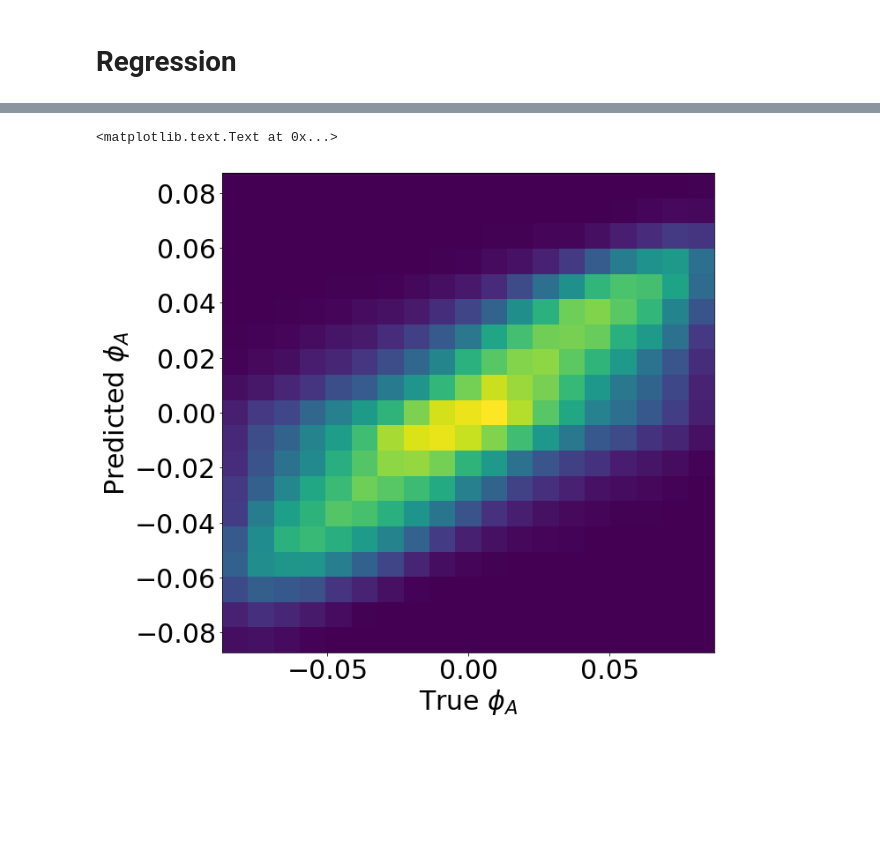
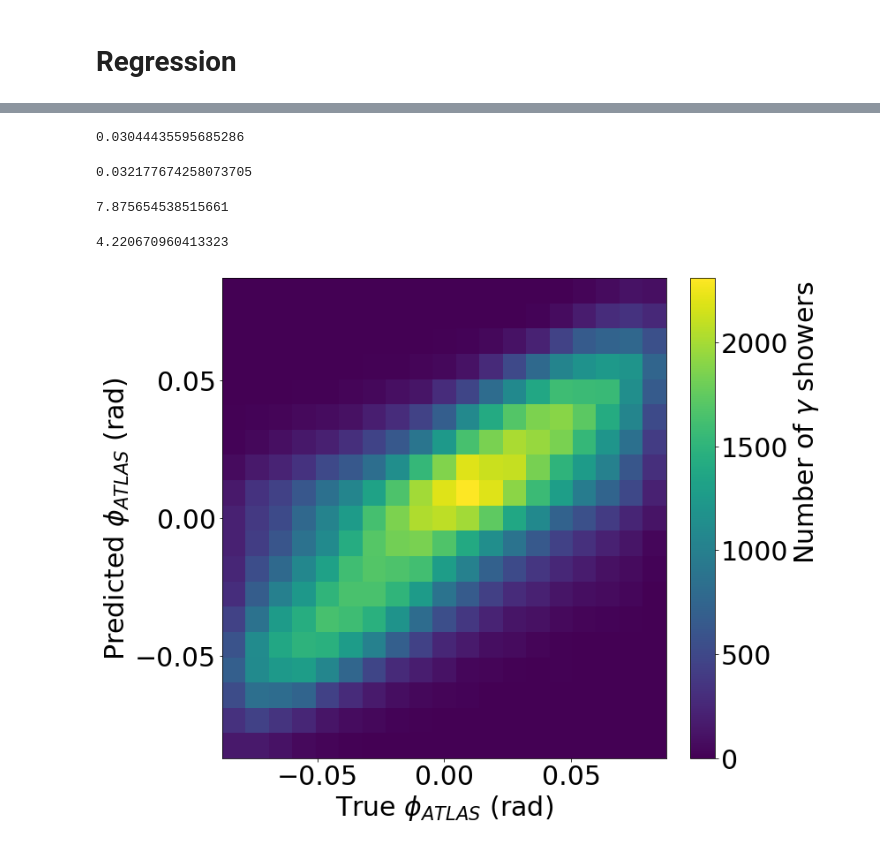
Before and after one commit to hep-lbdl/CaloGAN, a Jupyter notebook: classification/calo-classfier.ipynb, the cells around one changed output, grey strips where cells are left out. Cells and saved outputs as stored; diff of their text form; code cells hidden in the pictures; blank space fills up the shorter version.

```diff
--- a/classification/calo-classfier.ipynb
+++ b/classification/calo-classfier.ipynb
@@ -975,0 +1457,2 @@ d = h5py.File('../../fast/gamma_angle_position_5deg_xy.h5', 'r')
+# %%
+matplotlib.rcParams.update({'font.size':30})
@@ -1000,7 +1571,7 @@ try:
                 axis=-1),
               callbacks=[
                   EarlyStopping(verbose=True, patience=20, monitor='val_loss'),
-                  ModelCheckpoint('regr4-chkpt.h5',
+                  ModelCheckpoint('regr4_2-chkpt.h5',
                     monitor='val_loss', verbose=True, save_best_only=True)
               ],
               verbose=False, validation_split=0.3, batch_size=128, epochs=100)
@@ -1027,5 +1598,5 @@ Epoch 00088: early stopping
 # %%
-model.load_weights('regr4-chkpt.h5')
+model.load_weights('regr4_2-chkpt.h5')
 # %%
 phihat = model.predict(test_data / 75000)
 # %%
@@ -1033,3 +1604,6 @@ phihat[:, 0] *= abs(phi_A[:n_train]).max()
 phihat[:, 1] *= abs(theta_A[:n_train]).max()
 phihat[:, 2] *= abs(d['x0'][:n_train]).max()
 phihat[:, 3] *= abs(d['x0'][:n_train]).max()
+# %%
+matplotlib.rcParams.update({'font.size' : 30})
+matplotlib.rcParams.update({'figure.autolayout': False})
@@ -1036,12 +1646,32 @@ phihat[:, 3] *= abs(d['x0'][:n_train]).max()
+# %%
+rmse(phi_A[n_train:].ravel(), phihat[:, 0].ravel())
+# %% [output]
+0.03044435595685286
+# %%
+rmse(theta_A[n_train:].ravel(), phihat[:, 1].ravel())
+# %% [output]
+0.032177674258073705
+# %%
+rmse(d['x0'][n_train:].ravel(), phihat[:, 2].ravel())
+# %% [output]
+7.875654538515661
+# %%
+rmse(d['y0'][n_train:].ravel(), phihat[:, 3].ravel())
+# %% [output]
+4.220670960413323
 # %%
 plt.figure(figsize=(10,10))
 _ = plt.hist2d(phi_A[n_train:].ravel(), phihat[:, 0].ravel(),
                bins=np.linspace(phi_A.min(), phi_A.max(), 20))
-plt.xlabel(r'True $\phi_A$')
-plt.ylabel(r'Predicted $\phi_A$')
+plt.xlabel(r'True $\phi_{ATLAS}$ (rad)')
+plt.ylabel(r'Predicted $\phi_{ATLAS}$ (rad)')
+plt.locator_params(nbins=6)
+cbar = plt.colorbar(fraction=0.05)
+cbar.set_label(r'Number of $\gamma$ showers', y=0.70)
+cbar.ax.tick_params()
+plt.savefig('phiA.png', bbox_inches='tight', dpi=100)
 # %% [output]
-<matplotlib.text.Text at 0x...>
-[figure, old version]
+[figure, new version]
 # %%
 plt.figure(figsize=(10,10))
 _ = plt.hist2d(theta_A[n_train:].ravel(), phihat[:, 1].ravel(),
```
Also changed, not shown: parts of 64 cells of this notebook, 1 other file.
